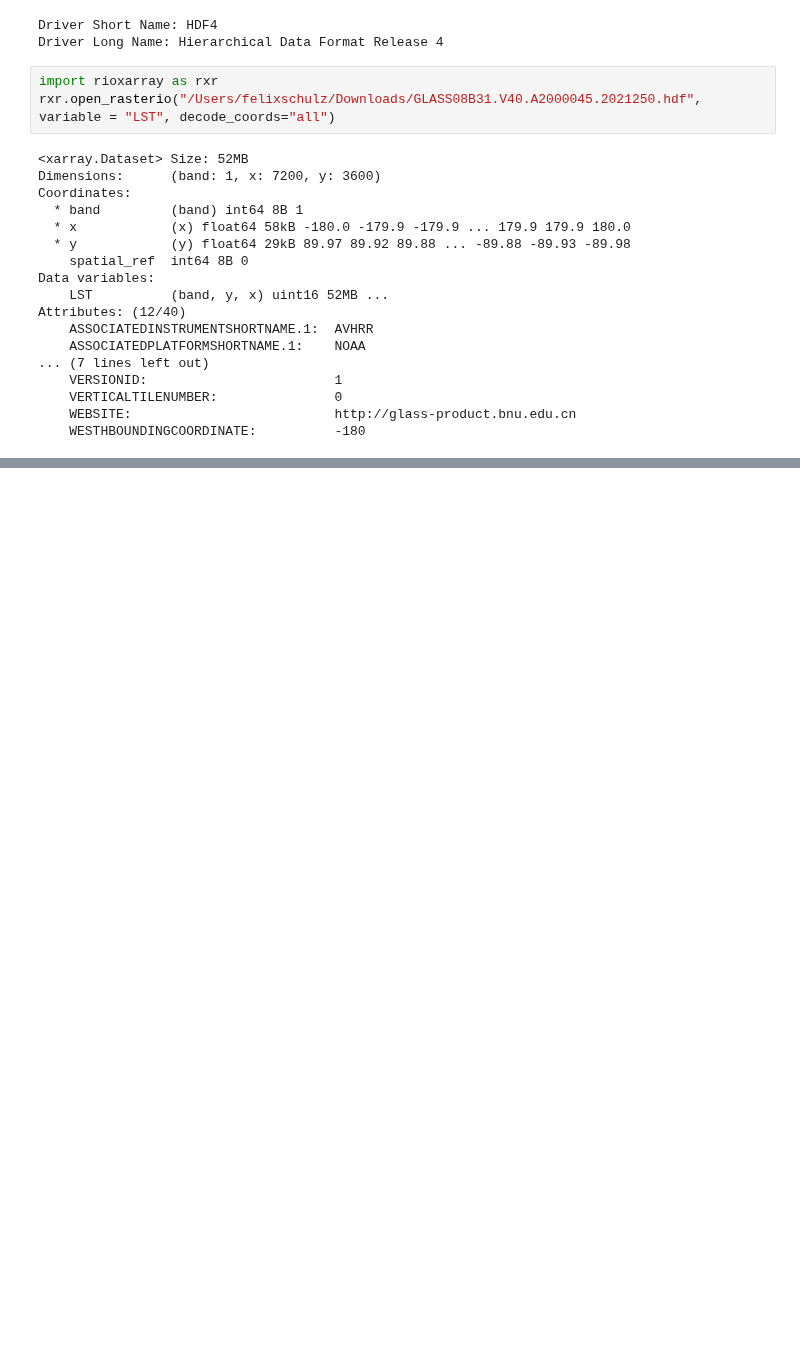
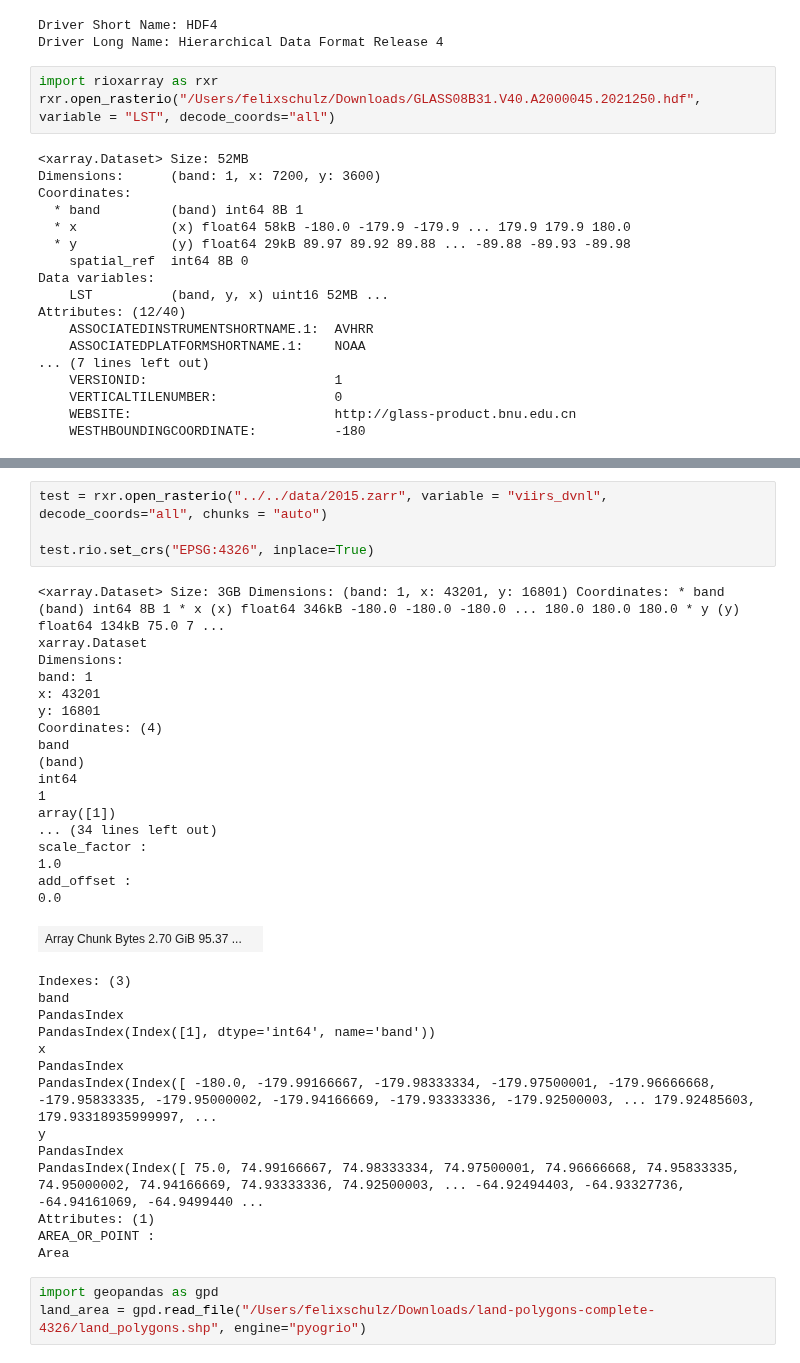
Before and after one commit to felixschulz385/growth-and-temperature, a Jupyter notebook: gnt/experiments/grid.ipynb, the cells around one changed output, grey strips where cells are left out. Drawn from its saved outputs; the diff is of its cells as text; blank space fills up the shorter version.

```diff
--- a/gnt/experiments/grid.ipynb
+++ b/gnt/experiments/grid.ipynb
@@ -847,0 +960,39 @@ Attributes: (12/40)
+# %%
+test = rxr.open_rasterio("../../data/2015.zarr", variable = "viirs_dvnl", decode_coords="all", chunks = "auto")
+
+test.rio.set_crs("EPSG:4326", inplace=True)
+# %% [output]
+<xarray.Dataset> Size: 3GB Dimensions: (band: 1, x: 43201, y: 16801) Coordinates: * band (band) int64 8B 1 * x (x) float64 346kB -180.0 -180.0 -180.0 ... 180.0 180.0 180.0 * y (y) float64 134kB 75.0 7 ...
+xarray.Dataset
+Dimensions:
+band: 1
+x: 43201
+y: 16801
+Coordinates: (4)
+band
+(band)
+int64
+1
+array([1])
+... (34 lines left out)
+scale_factor :
+1.0
+add_offset :
+0.0
+| Array Chunk Bytes 2.70 GiB 95.37 ... |  |
+Indexes: (3)
+band
+PandasIndex
+PandasIndex(Index([1], dtype='int64', name='band'))
+x
+PandasIndex
+PandasIndex(Index([ -180.0, -179.99166667, -179.98333334, -179.97500001, -179.96666668, -179.95833335, -179.95000002, -179.94166669, -179.93333336, -179.92500003, ... 179.92485603, 179.93318935999997, ...
+y
+PandasIndex
+PandasIndex(Index([ 75.0, 74.99166667, 74.98333334, 74.97500001, 74.96666668, 74.95833335, 74.95000002, 74.94166669, 74.93333336, 74.92500003, ... -64.92494403, -64.93327736, -64.94161069, -64.9499440 ...
+Attributes: (1)
+AREA_OR_POINT :
+Area
+# %%
+import geopandas as gpd
+land_area = gpd.read_file("/Users/felixschulz/Downloads/land-polygons-complete-4326/land_polygons.shp", engine="pyogrio")
```
Also changed, not shown: parts of 13 cells of this notebook.
